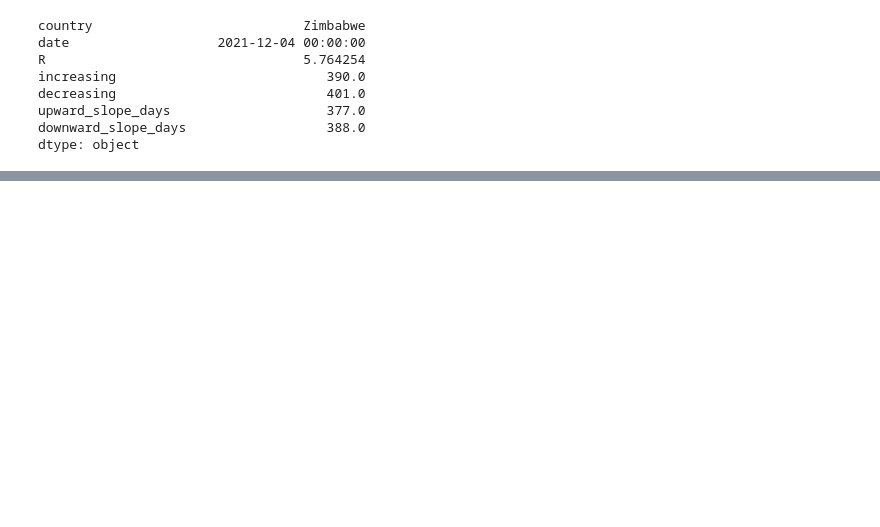
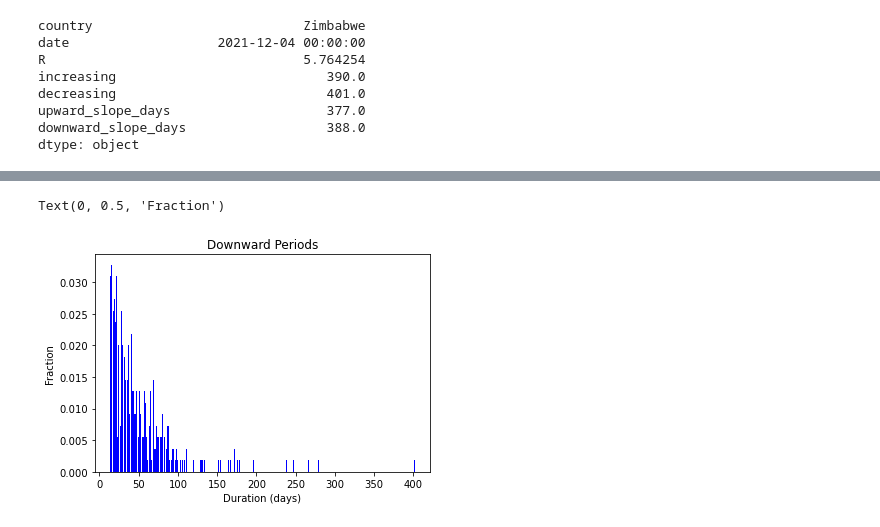
Before and after one commit to bendiknordeng/Epidemiologic-Strategies, a Jupyter notebook: waves_estimation.ipynb, the cells around one changed output, grey strips where cells are left out. Cells and saved outputs as stored; diff of their text form; code cells hidden in the pictures; blank space fills up the shorter version.

```diff
--- a/waves_estimation.ipynb
+++ b/waves_estimation.ipynb
@@ -135,0 +152,8 @@ NameError: name 'ax' is not defined
+# %%
+plt.bar(count_down_df['duration'], count_down_df['fraction'], color='b')
+plt.title('Downward Periods')
+plt.xlabel('Duration (days)')
+plt.ylabel('Fraction')
+# %% [output]
+Text(0, 0.5, 'Fraction')
+[figure, added]
```
Also changed, not shown: parts of 8 cells of this notebook.
